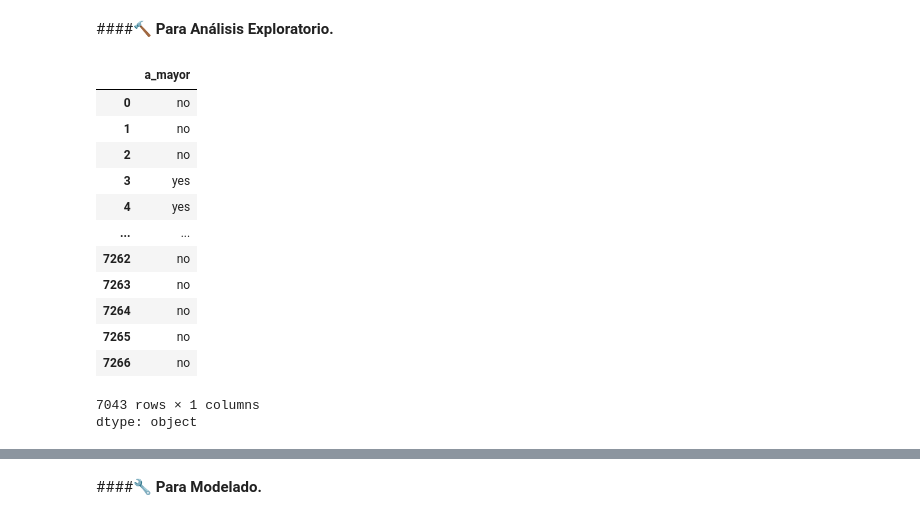
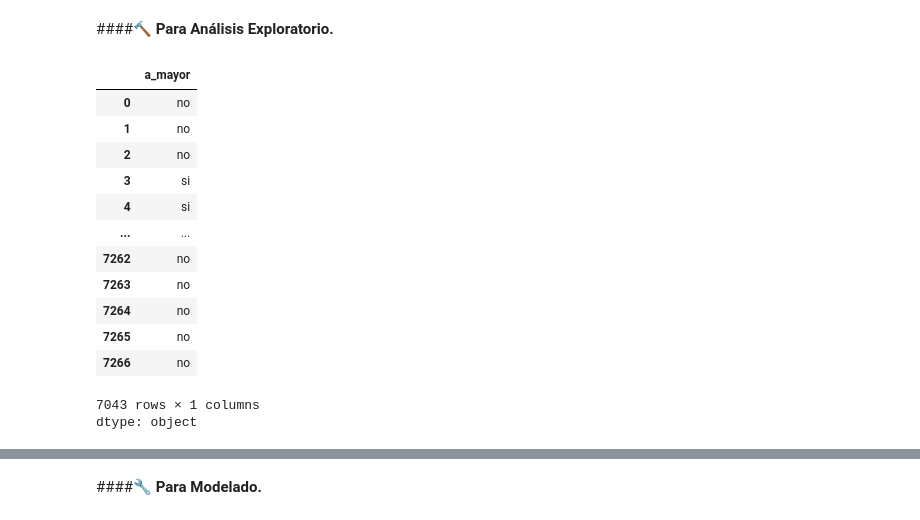
Before and after one commit to EuniceGarcia503/Challenge2_TelecomX_LATAM, a Jupyter notebook: TelecomX_LATAM.ipynb, the cells around one changed output, grey strips where cells are left out. Cells and saved outputs as stored; diff of their text form; code cells hidden in the pictures.

```diff
--- a/TelecomX_LATAM.ipynb
+++ b/TelecomX_LATAM.ipynb
@@ -278,15 +278,15 @@ df_telecomX_limpio.columns = ['id_cliente','evasion','genero','a_mayor','pareja'
               'factura_online','m_pago','cargo_mensual','cargo_total','cuenta_diaria']
 # %%
 #Transformamos valores binarios solo para análisis exploratorio.
-df_telecomX_limpio['a_mayor'] = df_telecomX_limpio['a_mayor'].replace({'1':'yes','0':'no'})
+df_telecomX_limpio['a_mayor'] = df_telecomX_limpio['a_mayor'].replace({'1':'si','0':'no'})
 df_telecomX_limpio['a_mayor']
 # %% [output]
 |  | a_mayor |
 | 0 | no |
 | 1 | no |
 | 2 | no |
-| 3 | yes |
-| 4 | yes |
+| 3 | si |
+| 4 | si |
 | ... | ... |
 | 7262 | no |
 | 7263 | no |
```
Also changed, not shown: parts of 4 cells of this notebook.
